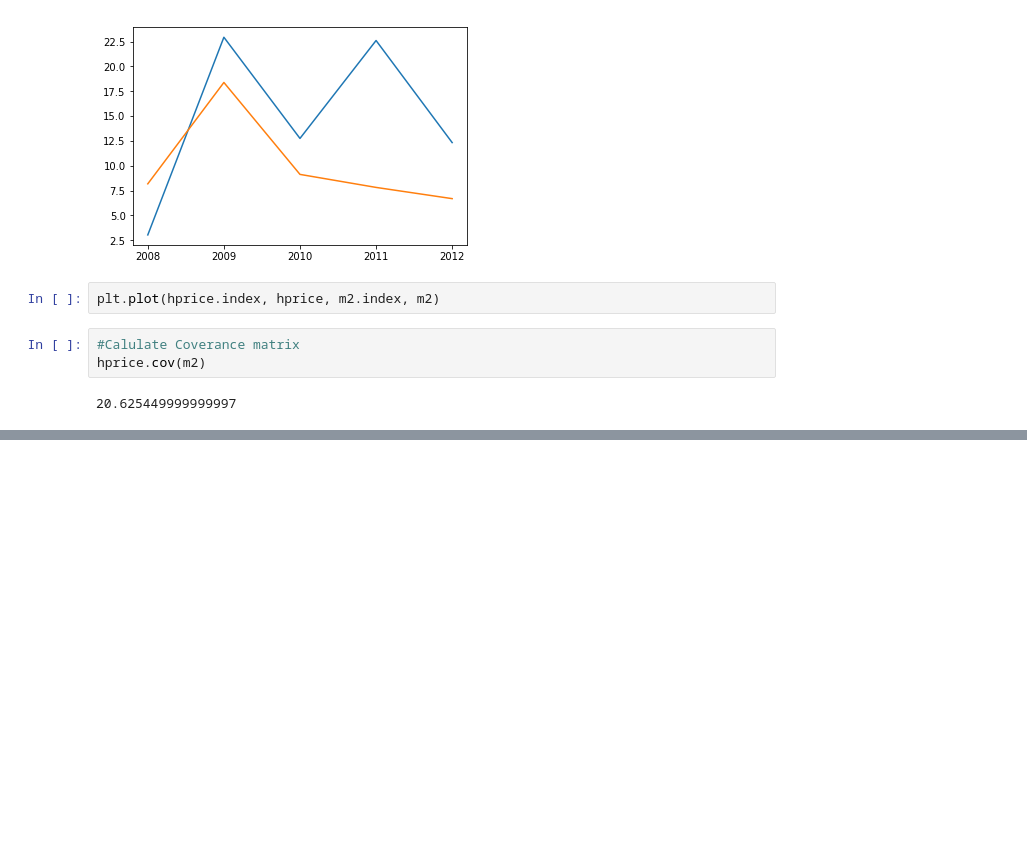
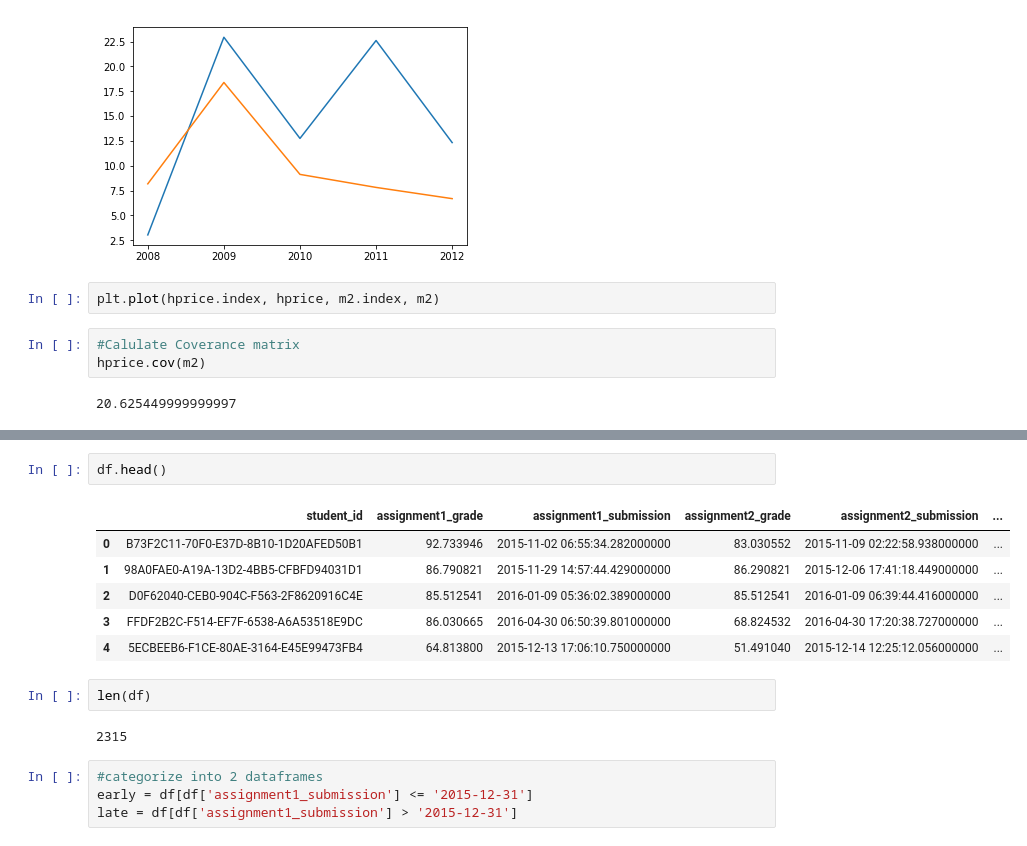
Before and after one commit to kevheyk/pandas-notebook, a Jupyter notebook: Pandas Statistics.ipynb, the cells around one changed output, grey strips where cells are left out. Cells and saved outputs as stored; diff of their text form; blank space fills up the shorter version.

```diff
--- a/Pandas Statistics.ipynb
+++ b/Pandas Statistics.ipynb
@@ -596,0 +697,17 @@ hprice.cov(m2)
+# %%
+df.head()
+# %% [output]
+|  | student_id | assignment1_grade | assignment1_submission | assignment2_grade | assignment2_submission | ... |
+| 0 | B73F2C11-70F0-E37D-8B10-1D20AFED50B1 | 92.733946 | 2015-11-02 06:55:34.282000000 | 83.030552 | 2015-11-09 02:22:58.938000000 | ... |
+| 1 | 98A0FAE0-A19A-13D2-4BB5-CFBFD94031D1 | 86.790821 | 2015-11-29 14:57:44.429000000 | 86.290821 | 2015-12-06 17:41:18.449000000 | ... |
+| 2 | D0F62040-CEB0-904C-F563-2F8620916C4E | 85.512541 | 2016-01-09 05:36:02.389000000 | 85.512541 | 2016-01-09 06:39:44.416000000 | ... |
+| 3 | FFDF2B2C-F514-EF7F-6538-A6A53518E9DC | 86.030665 | 2016-04-30 06:50:39.801000000 | 68.824532 | 2016-04-30 17:20:38.727000000 | ... |
+| 4 | 5ECBEEB6-F1CE-80AE-3164-E45E99473FB4 | 64.813800 | 2015-12-13 17:06:10.750000000 | 51.491040 | 2015-12-14 12:25:12.056000000 | ... |
+# %%
+len(df)
+# %% [output]
+2315
+# %%
+#categorize into 2 dataframes
+early = df[df['assignment1_submission'] <= '2015-12-31']
+late = df[df['assignment1_submission'] > '2015-12-31']
```
Also changed, not shown: parts of 26 cells of this notebook.
